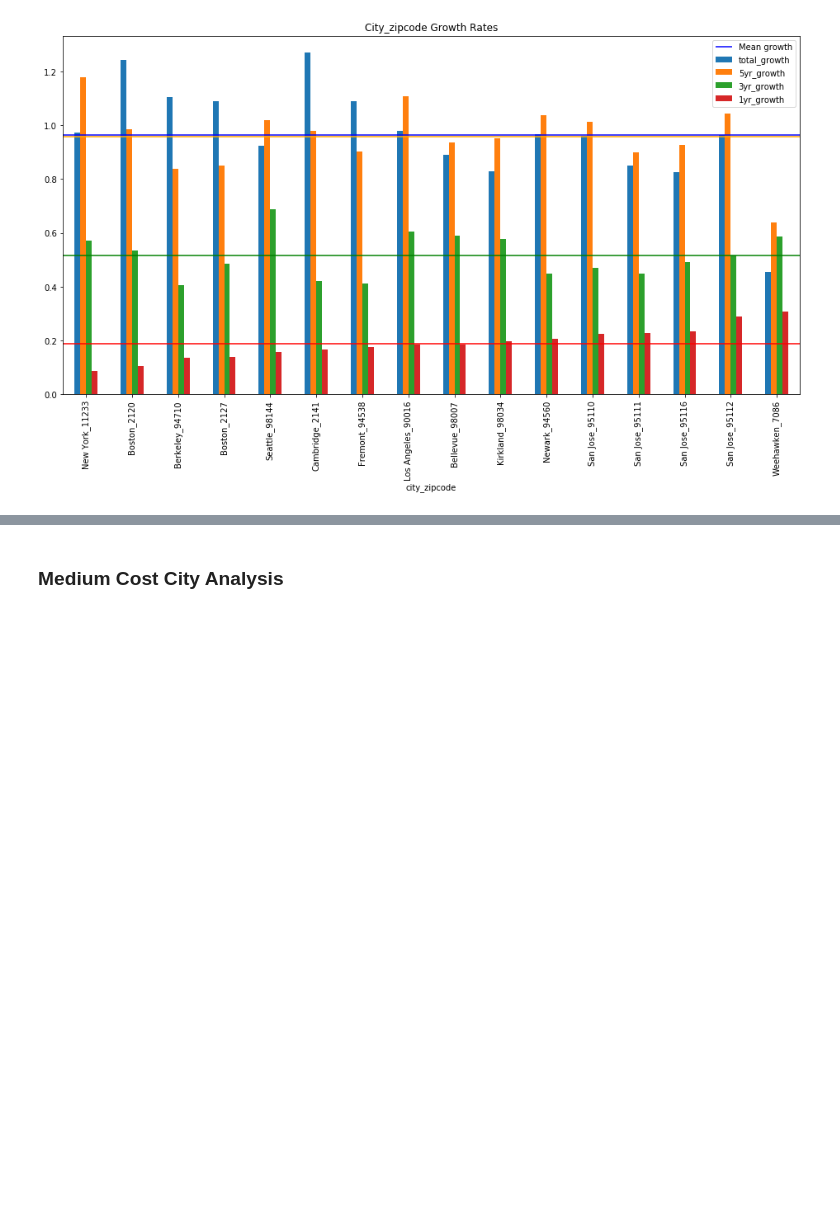
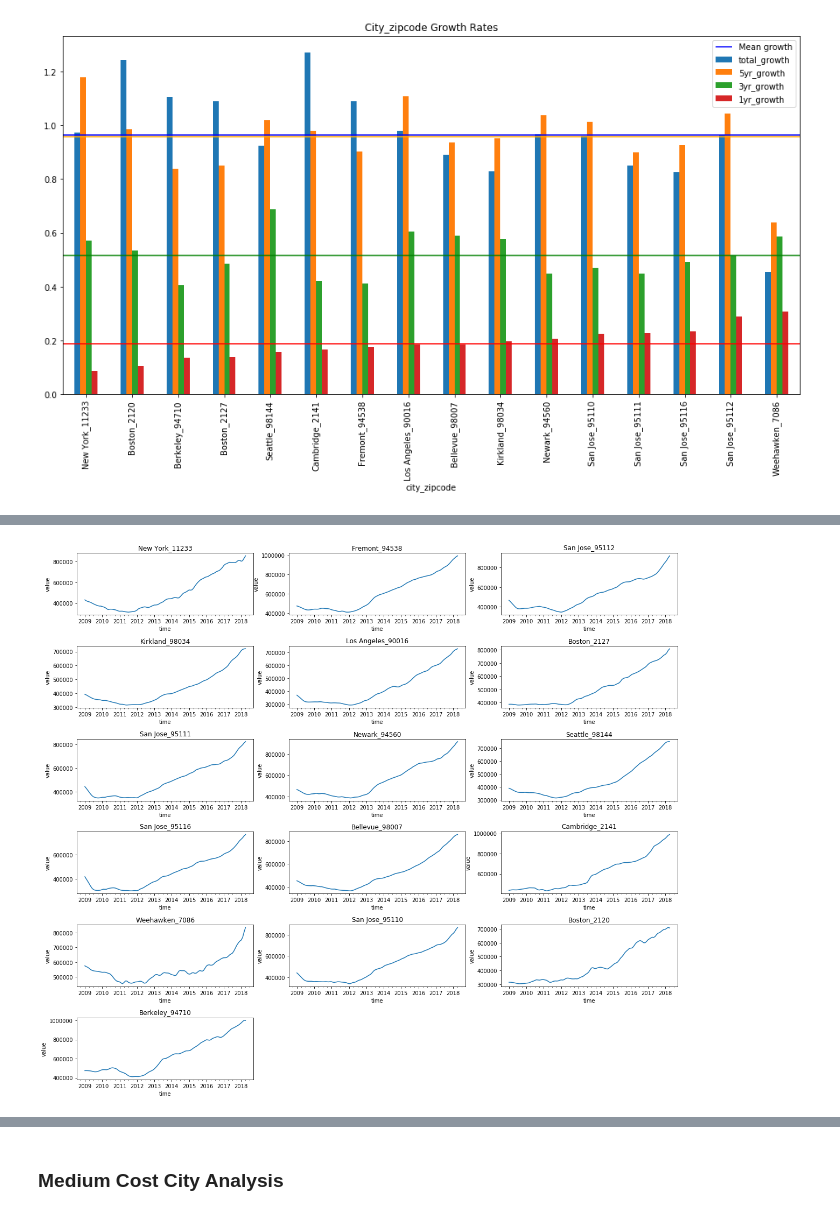
Before and after one commit to rab175/dsc-mod-4-project-online-ds-pt-071519, a Jupyter notebook: Mod 4 Project Notebook.ipynb, the cells around one changed output, grey strips where cells are left out. Saved outputs shown, nothing was run; the diff lists cells and outputs as text; code cells hidden in the pictures; blank space fills up the shorter version.

```diff
--- a/Mod 4 Project Notebook.ipynb
+++ b/Mod 4 Project Notebook.ipynb
@@ -470,3 +481,38 @@ def graph_growth(df):
     plt.legend()
 
     plt.show()
+# %%
+def melt_data(df):
+    df = df.drop(columns=['SizeRank', 'total_growth', '5yr_growth', '3yr_growth', '1yr_growth']).copy()
+    melted = pd.melt(df, id_vars=['city_zipcode', 'State', 'Metro', 'CountyName'], var_name='time')
+    melted['time'] = pd.to_datetime(melted['time'], infer_datetime_format=True)
+    melted.set_index('time', inplace=True)
+
+    return melted
+# %%
+def get_time_series(df):
+    list_of_cities = list(df.city_zipcode)
+    time_series_dict = {}
+    for c in list_of_cities:
+        time_series_dict[c] = melt_data(df[df['city_zipcode'] == c])
+
+    YoY_change(time_series_dict)
+
+    return time_series_dict
+# %%
+def plot_time_series(ts, variable):
+    fig = plt.figure(figsize=(20,18))
+    plt.subplots_adjust(hspace= .5)
+
+    nrows = len(ts)//3 + 1
+    ncols = 3
+
+    titles = list(ts.keys())
+
+    for i,v in enumerate(ts):
+        ax = fig.add_subplot(nrows, ncols, i+1)
+        ts[v][variable].plot(label=variable, ax=ax)
+        plt.title(titles[i])
+        plt.ylabel(variable)
+
+    plt.show()
@@ -517,0 +580,3 @@ graph_growth(top_high_cities)
+# %%
+top_high_ts = get_time_series(top_high_cities)
+top_high_ts['New York_11233'].head(13)
@@ -517,0 +599,4 @@ graph_growth(top_high_cities)
+# %%
+plot_time_series(top_high_ts, 'value')
+# %% [output]
+[figure, added]
```
Also changed, not shown: parts of 37 cells of this notebook, 1 other file.
